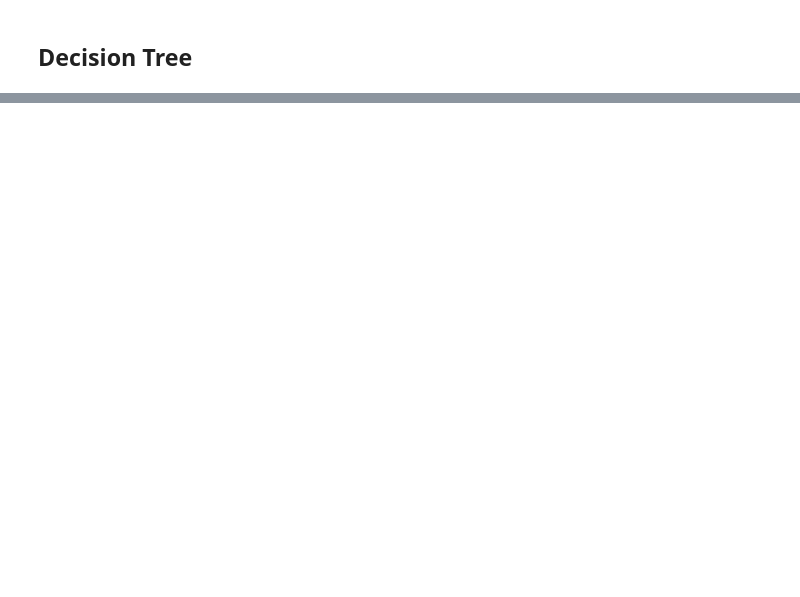
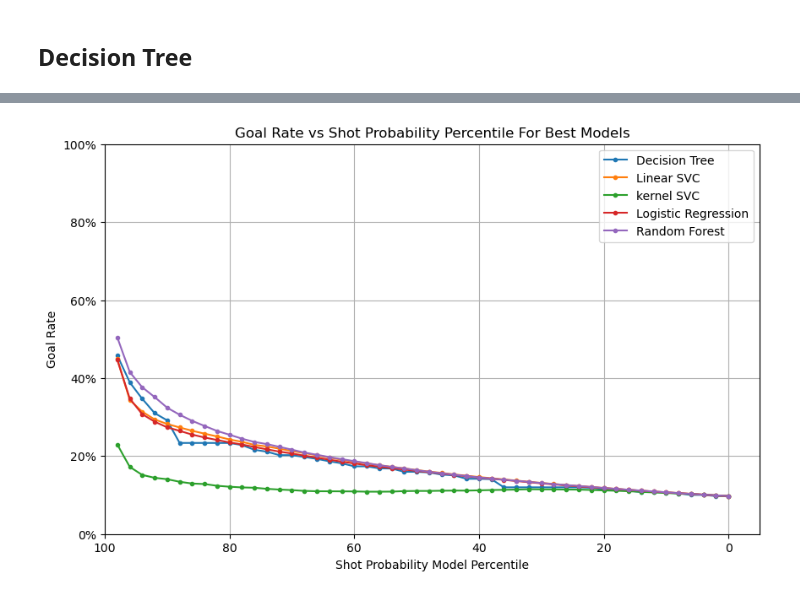
Before and after one commit to rajamatt/ift6758-project, a Jupyter notebook: notebooks/milestone_2/Task 6.ipynb, the cells around one changed output, grey strips where cells are left out. Saved outputs shown, nothing was run; the diff lists cells and outputs as text; code cells hidden in the pictures; blank space fills up the shorter version.

```diff
--- a/notebooks/milestone_2/Task 6.ipynb
+++ b/notebooks/milestone_2/Task 6.ipynb
@@ -186,0 +661,20 @@ Run summary:
+# %%
+#collect all the probabilities as a list of tuples (name,probs,yval)
+prob_scores = [('Decision Tree',predictions_proba_tree,y_val_dtree),('Linear SVC',predictions_proba_svm,y_val_svm),('kernel SVC',predictions_proba_svc,y_val_svc),('Logistic Regression',predictions_proba_logistic,y_val_log),('Random Forest',predictions_proba_rf,y_val_rf)]
+# %%
+#Graph 1: Roc Curve
+
+fig_1, ax_1 = plt.subplots()
+roc = {}
+plot_random = False #This is just to make sure that the random classifier is only plotted once
+
+#Plot the ROC curve for each classifier
+for name , prob_score , y_val in prob_scores:
+    if name == 'Random Forest': #Only plot the random classifier once at the end
+        plot_random = True
+    roc[name] = RocCurveDisplay.from_predictions(y_val, prob_score , plot_chance_level=plot_random, ax=ax_1,name=name,chance_level_kw={'label':'Random Classifier(AUC=0.5)'})
+ax_1.set_title('Receiver Operating Characteristic (ROC) Curve')
+ax_1.set_xlabel('False Positive Rate')
+ax_1.set_ylabel('True Positive Rate')
+fig_1.set_size_inches(7,7)
+plt.savefig('roc_curve_best.png')
@@ -186,0 +683,38 @@ Run summary:
+# %%
+#Graph 2: Goal Rate as a Function of Shot Probability Model Percentile
+
+# Calculate the percentiles for the shot probabilities for all models
+percentile_bins = np.arange(0, 100, 2)
+percentiles = {}
+for name, prob_score,_ in prob_scores:
+    percentile_data = np.percentile(prob_score , percentile_bins)
+    percentiles[name] = percentile_data
+
+
+# Calculate the goal rates for each percentile for all models
+goal_rates = {}
+for name, prob_score,y_val in prob_scores:
+    goal_rates[name] = []
+    for percentile in percentiles[name]:
+        mask = prob_score  >= percentile
+        goal_rates[name].append(y_val[mask].mean())
+
+
+# Plot the goal rate as a function of the shot probability model percentile for all models
+
+fig_2, ax_2 = plt.subplots()
+for name, goal_rate in goal_rates.items():
+    ax_2.plot(percentile_bins, goal_rate, marker='.', label=name)
+plt.xlabel('Shot Probability Model Percentile')
+plt.ylabel('Goal Rate')
+plt.title('Goal Rate vs Shot Probability Percentile For Best Models')
+plt.grid(True)
+plt.legend()
+plt.ylim(0, 1)
+plt.gca().yaxis.set_major_formatter(plt.FuncFormatter(lambda y, _: '{:.0%}'.format(y)))
+plt.xlim(100, -5)
+fig_2.set_size_inches(10,6)
+plt.show()
+fig_2.savefig('best_goal_rate_vs_shot_probability_percentile.png')
+# %% [output]
+[figure, added]
```
Also changed, not shown: parts of 31 cells of this notebook, 1 other file.
